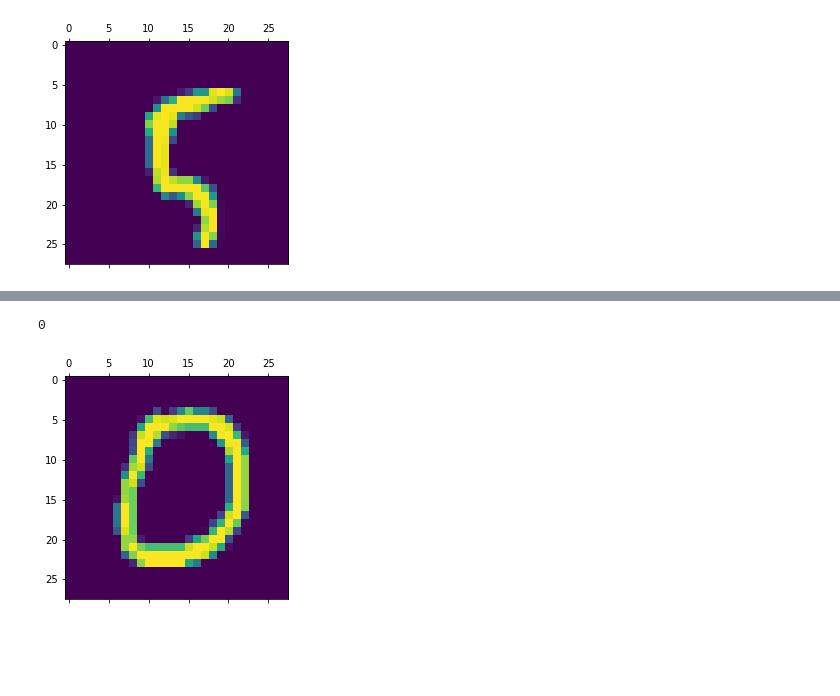
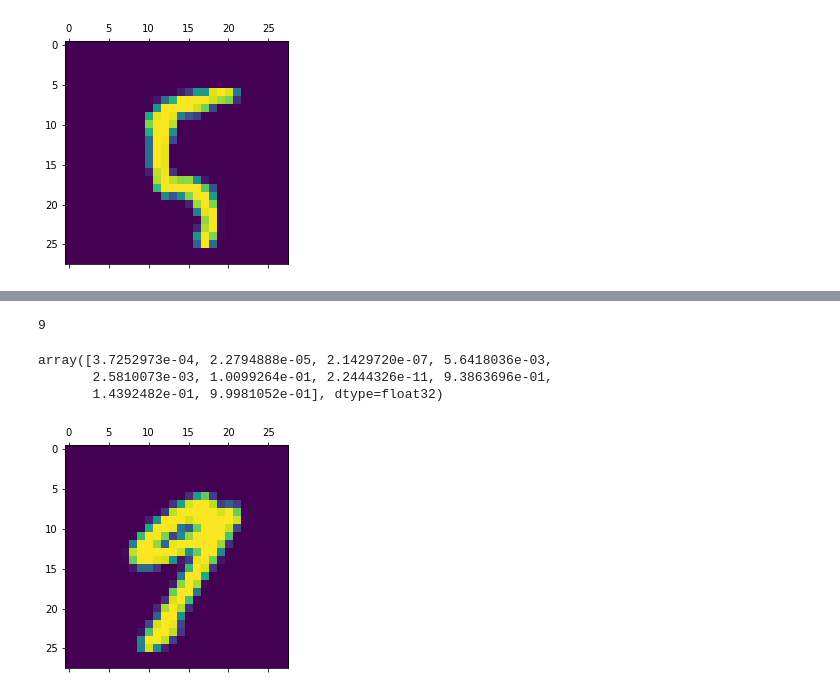
Before and after one commit to packetsss/Python, a Jupyter notebook: Python Tutorial Tensorflow/1_Digits_recognition.ipynb, the cells around one changed output, grey strips where cells are left out. Cells and saved outputs as stored; diff of their text form; code cells hidden in the pictures; blank space fills up the shorter version.

```diff
--- a/Python Tutorial Tensorflow/1_Digits_recognition.ipynb
+++ b/Python Tutorial Tensorflow/1_Digits_recognition.ipynb
@@ -67,12 +94,16 @@ model.evaluate(X_test_flatten, y_test)
 # %%
 # predict the model
 y_predicted = model.predict(X_test_flatten)
 
-plt.matshow(X_test[10])
-print(np.argmax(y_predicted[10])) # prediction
+plt.matshow(X_test[20])
+print(np.argmax(y_predicted[20])) # prediction
+y_predicted[20]
 # %% [output]
-0
+9
+array([3.7252973e-04, 2.2794888e-05, 2.1429720e-07, 5.6418036e-03,
+       2.5810073e-03, 1.0099264e-01, 2.2444326e-11, 9.3863696e-01,
+       1.4392482e-01, 9.9981052e-01], dtype=float32)
-[figure, old version]
+[figure, new version]
 # %%
 import seaborn as sn
 
```
Also changed, not shown: parts of 9 cells of this notebook, 5 other files.
